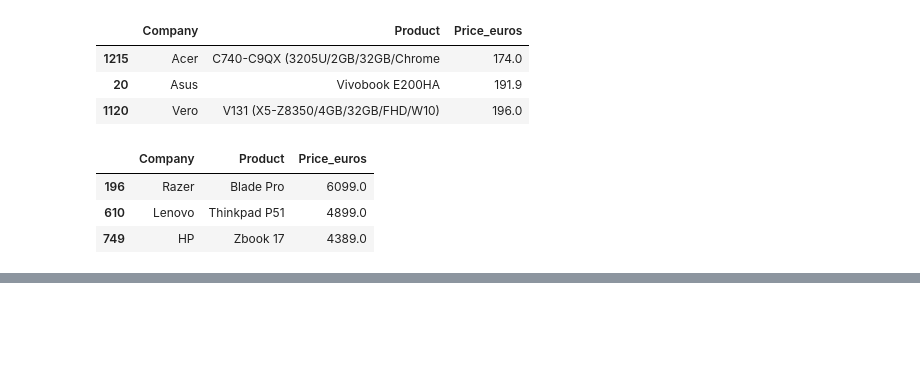
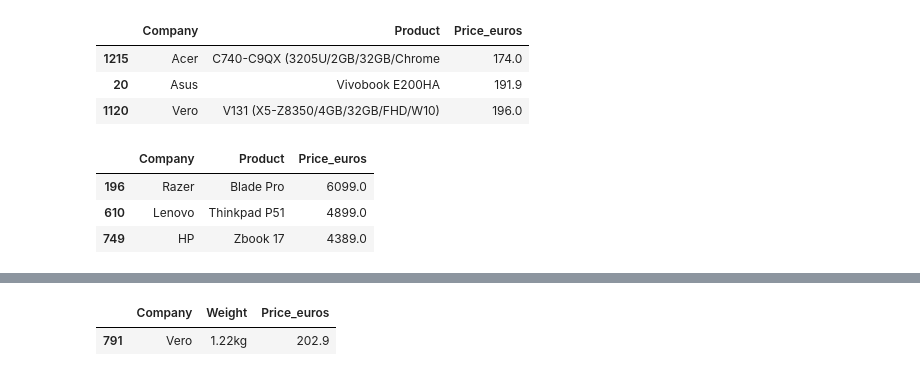
Before and after one commit to blu3-bird/Pandas-and-Numpy, a Jupyter notebook: filtering Data/drop_duplicates.ipynb, the cells around one changed output, grey strips where cells are left out. Saved outputs shown, nothing was run; the diff lists cells and outputs as text; code cells hidden in the pictures; blank space fills up the shorter version.

```diff
--- a/filtering Data/drop_duplicates.ipynb
+++ b/filtering Data/drop_duplicates.ipynb
@@ -298,0 +367,13 @@ df_laptops_expensive_first[['Company', 'Product', 'Price_euros']].head(3)
+# %%
+# sorting our df
+df_laptops_sort_weight = df_laptops.sort_values(['Company', 'Weight', 'Price_euros'])
+# %%
+# removing the duplicates
+df_laptops_light = df_laptops_sort_weight.drop_duplicates('Company')
+# sorting the price col to get cheapest laptop among all companies
+df_laptops_light_sort = df_laptops_light.sort_values('Price_euros')
+# Printing the cheapest laptops
+df_laptops_light_sort[['Company', 'Weight', 'Price_euros']].head(1)
+# %% [output]
+|  | Company | Weight | Price_euros |
+| 791 | Vero | 1.22kg | 202.9 |
```
Also changed, not shown: parts of 9 cells of this notebook.
